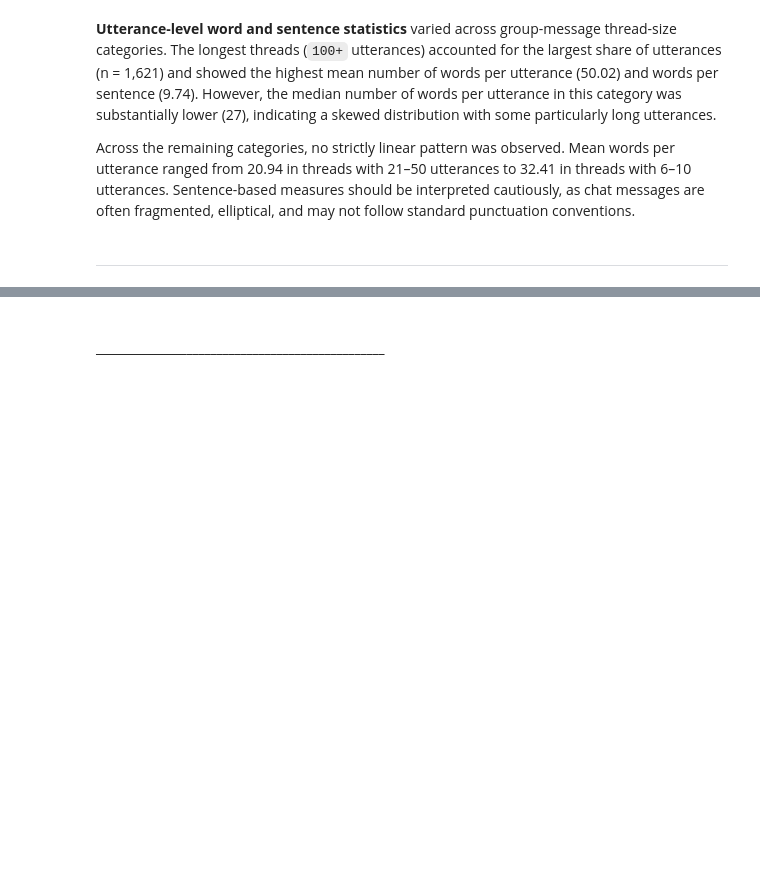
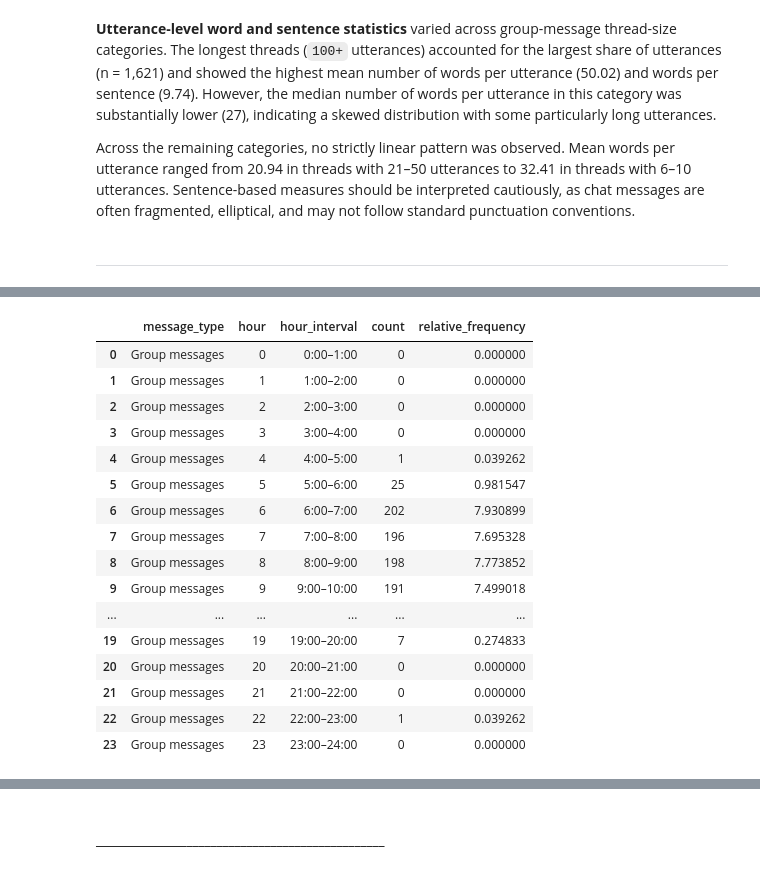
Before and after one commit to sajosa/DocTalk-Corpus-Analysis, a Jupyter notebook: 02_group_messages_analysis/DocTalk_ChatCorpus_Analyse_Gr.ipynb, the cells around one changed output, grey strips where cells are left out. Cells and saved outputs as stored; diff of their text form; code cells hidden in the pictures; blank space fills up the shorter version.

```diff
--- a/02_group_messages_analysis/DocTalk_ChatCorpus_Analyse_Gr.ipynb
+++ b/02_group_messages_analysis/DocTalk_ChatCorpus_Analyse_Gr.ipynb
@@ -5008,0 +4937,95 @@ with open("G_corpus_roh.txt", "w", encoding="utf-8") as file:
+# %%
+# =========================
+# Create hourly distribution table for group messages
+# =========================
+
+# Count messages by hour
+group_hour_count = (
+    group_timestamp_df
+    .groupby("hour")
+    .size()
+    .reset_index(name="count")
+)
+
+# Ensure that all 24 hours are represented
+all_hours = pd.DataFrame({"hour": range(24)})
+
+group_hour_count = all_hours.merge(
+    group_hour_count,
+    on="hour",
+    how="left"
+)
+
+group_hour_count["count"] = (
+    group_hour_count["count"]
+    .fillna(0)
+    .astype(int)
+)
+
+# Calculate relative frequencies
+total_group_messages = group_hour_count["count"].sum()
+
+group_hour_count["relative_frequency"] = (
+    group_hour_count["count"] / total_group_messages
+) * 100
+
+# Add message type identifier
+group_hour_count["message_type"] = "Group messages"
+
+# Add readable hour interval
+group_hour_count["hour_interval"] = group_hour_count["hour"].apply(
+    lambda x: f"{x}:00–{x + 1}:00"
+)
+
+# Create final clean analysis table
+group_hourly_distribution = group_hour_count[
+    [
+        "message_type",
+        "hour",
+        "hour_interval",
+        "count",
+        "relative_frequency"
+    ]
+].copy()
+
+display(group_hourly_distribution)
+
+# Save group-message-specific results
+group_timestamp_df.to_csv(
+    GROUP_TIME_OUTPUT_DIR / "group_messages_timestamps.csv",
+    index=False,
+    encoding="utf-8"
+)
+
+group_hour_count.to_csv(
+    GROUP_TIME_OUTPUT_DIR / "group_messages_hour_count_raw.csv",
+    index=False,
+    encoding="utf-8"
+)
+
+group_hourly_distribution.to_csv(
+    GROUP_TIME_OUTPUT_DIR / "group_messages_hourly_distribution.csv",
+    index=False,
+    encoding="utf-8"
+)
+
+print("Saved group-message hourly distribution to:")
+print(GROUP_TIME_OUTPUT_DIR / "group_messages_hourly_distribution.csv")
+# %% [output]
+|  | message_type | hour | hour_interval | count | relative_frequency |
+| 0 | Group messages | 0 | 0:00–1:00 | 0 | 0.000000 |
+| 1 | Group messages | 1 | 1:00–2:00 | 0 | 0.000000 |
+| 2 | Group messages | 2 | 2:00–3:00 | 0 | 0.000000 |
+| 3 | Group messages | 3 | 3:00–4:00 | 0 | 0.000000 |
+| 4 | Group messages | 4 | 4:00–5:00 | 1 | 0.039262 |
+| 5 | Group messages | 5 | 5:00–6:00 | 25 | 0.981547 |
+| 6 | Group messages | 6 | 6:00–7:00 | 202 | 7.930899 |
+| 7 | Group messages | 7 | 7:00–8:00 | 196 | 7.695328 |
+| 8 | Group messages | 8 | 8:00–9:00 | 198 | 7.773852 |
+| 9 | Group messages | 9 | 9:00–10:00 | 191 | 7.499018 |
+| ... | ... | ... | ... | ... | ... |
+| 19 | Group messages | 19 | 19:00–20:00 | 7 | 0.274833 |
+| 20 | Group messages | 20 | 20:00–21:00 | 0 | 0.000000 |
+| 21 | Group messages | 21 | 21:00–22:00 | 0 | 0.000000 |
+| 22 | Group messages | 22 | 22:00–23:00 | 1 | 0.039262 |
+| 23 | Group messages | 23 | 23:00–24:00 | 0 | 0.000000 |
```
Also changed, not shown: parts of 56 cells of this notebook, 20 other files.
